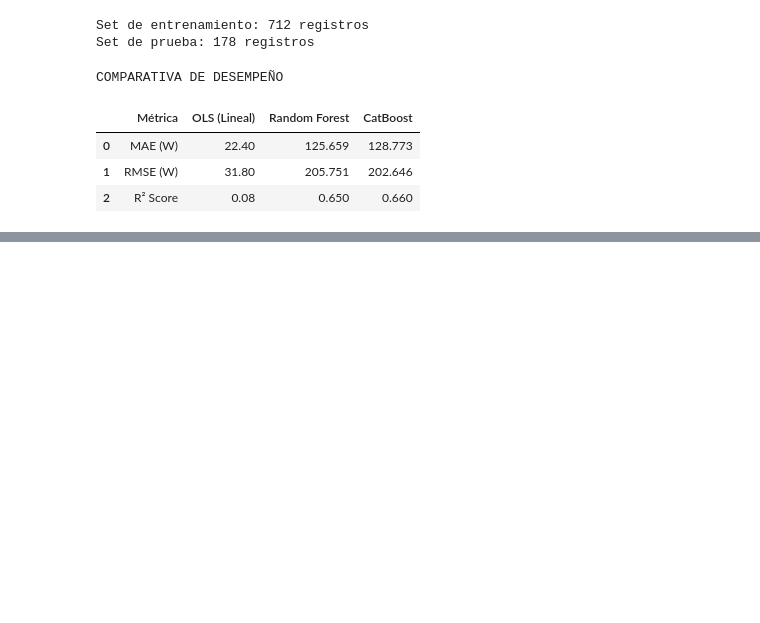
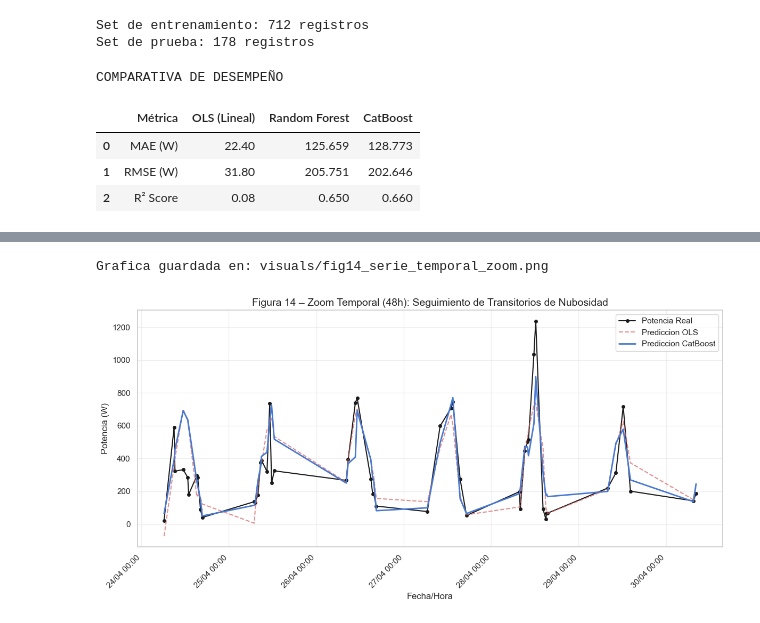
Before and after one commit to MaleBrochero/Bengali, a Jupyter notebook: Jupyter/Caso_Estudio_Solar_Malambo.ipynb, the cells around one changed output, grey strips where cells are left out. Drawn from its saved outputs; the diff is of its cells as text; code cells hidden in the pictures; blank space fills up the shorter version.

```diff
--- a/Jupyter/Caso_Estudio_Solar_Malambo.ipynb
+++ b/Jupyter/Caso_Estudio_Solar_Malambo.ipynb
@@ -1094,0 +1068,38 @@ Gráfica guardada en: visuals/fig12_serie_temporal_completa.png
+# %%
+# -- Zoom Temporal de 48 Horas -------------------------------------------
+# Obtenemos timestamps reales de df_ml alineados con y_test
+timestamps = df_ml.loc[y_test.index, "timestamp"]
+
+# Construimos el DataFrame con indice entero primero para evitar desalineacion
+df_test_plot = pd.DataFrame({
+    "timestamp": timestamps.values,
+    "Real":      y_test.values,
+    "RF":        y_pred_rf,
+    "CAT":       y_pred_cat,
+    "OLS":       y_pred_ols
+})
+df_test_plot = df_test_plot.sort_values("timestamp").set_index("timestamp")
+
+# Seleccionamos una ventana de ~2 dias (50 registros en set diurno)
+ventana = df_test_plot.iloc[50:100]
+
+fig, ax = plt.subplots(figsize=(12, 6))
+ax.plot(ventana.index, ventana["Real"], "ko-", label="Potencia Real", markersize=4, linewidth=1.5)
+ax.plot(ventana.index, ventana["OLS"],  "r--", label="Prediccion OLS", alpha=0.7)
+ax.plot(ventana.index, ventana["CAT"],  "b-",  label="Prediccion CatBoost", linewidth=2)
+
+ax.set_title("Figura 14 – Zoom Temporal (48h): Seguimiento de Transitorios de Nubosidad")
+ax.set_ylabel("Potencia (W)")
+ax.set_xlabel("Fecha/Hora")
+ax.legend()
+ax.grid(alpha=0.3)
+ax.xaxis.set_major_formatter(mdates.DateFormatter("%d/%m %H:%M"))
+fig.autofmt_xdate(rotation=45)
+
+plt.tight_layout()
+plt.savefig("../visuals/fig14_serie_temporal_zoom.png", dpi=300, bbox_inches="tight")
+print(f"Grafica guardada en: visuals/fig14_serie_temporal_zoom.png")
+plt.show()
+# %% [output]
+Grafica guardada en: visuals/fig14_serie_temporal_zoom.png
+[figure, added]
```
Also changed, not shown: parts of 36 cells of this notebook, 5 other files.
